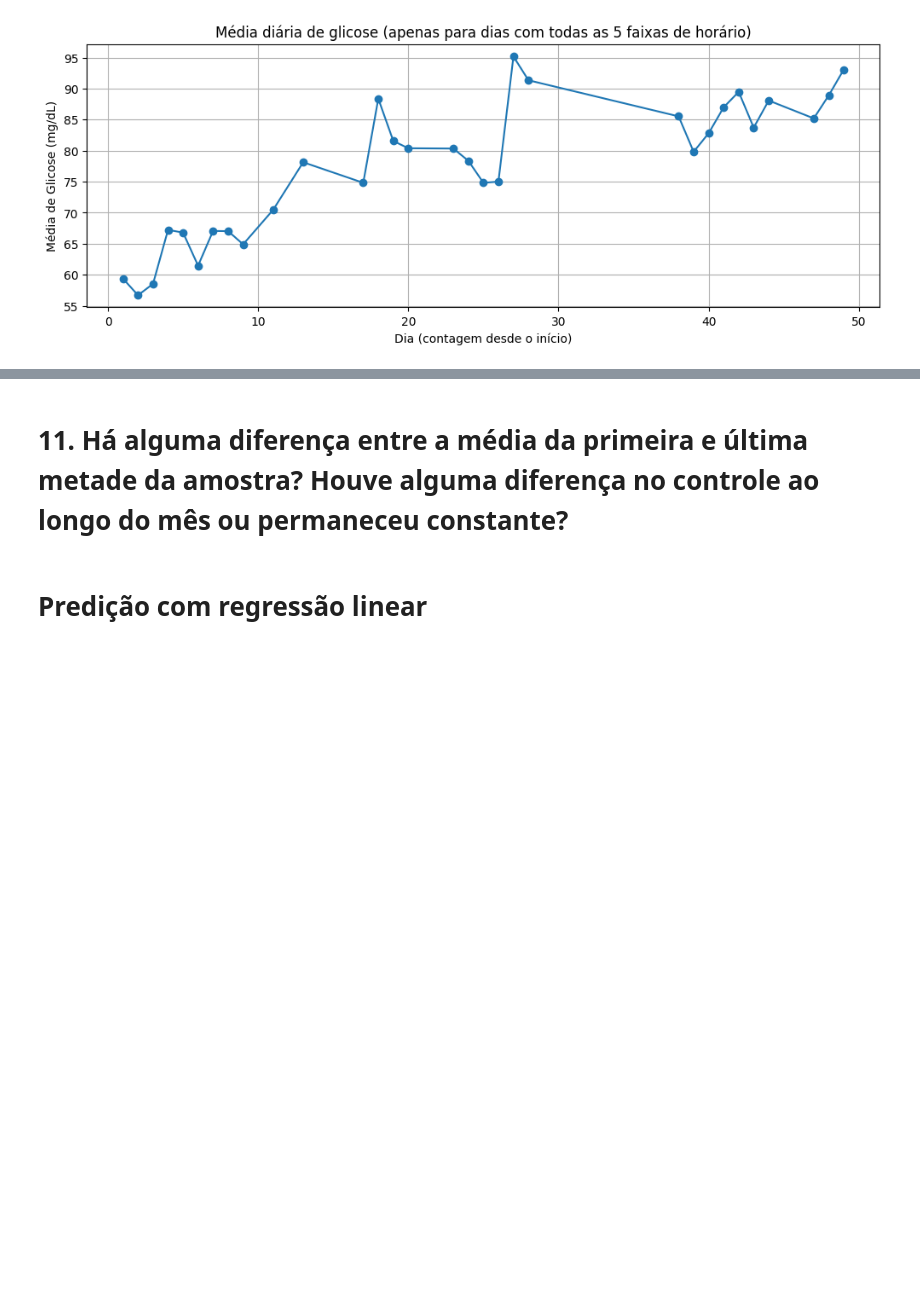
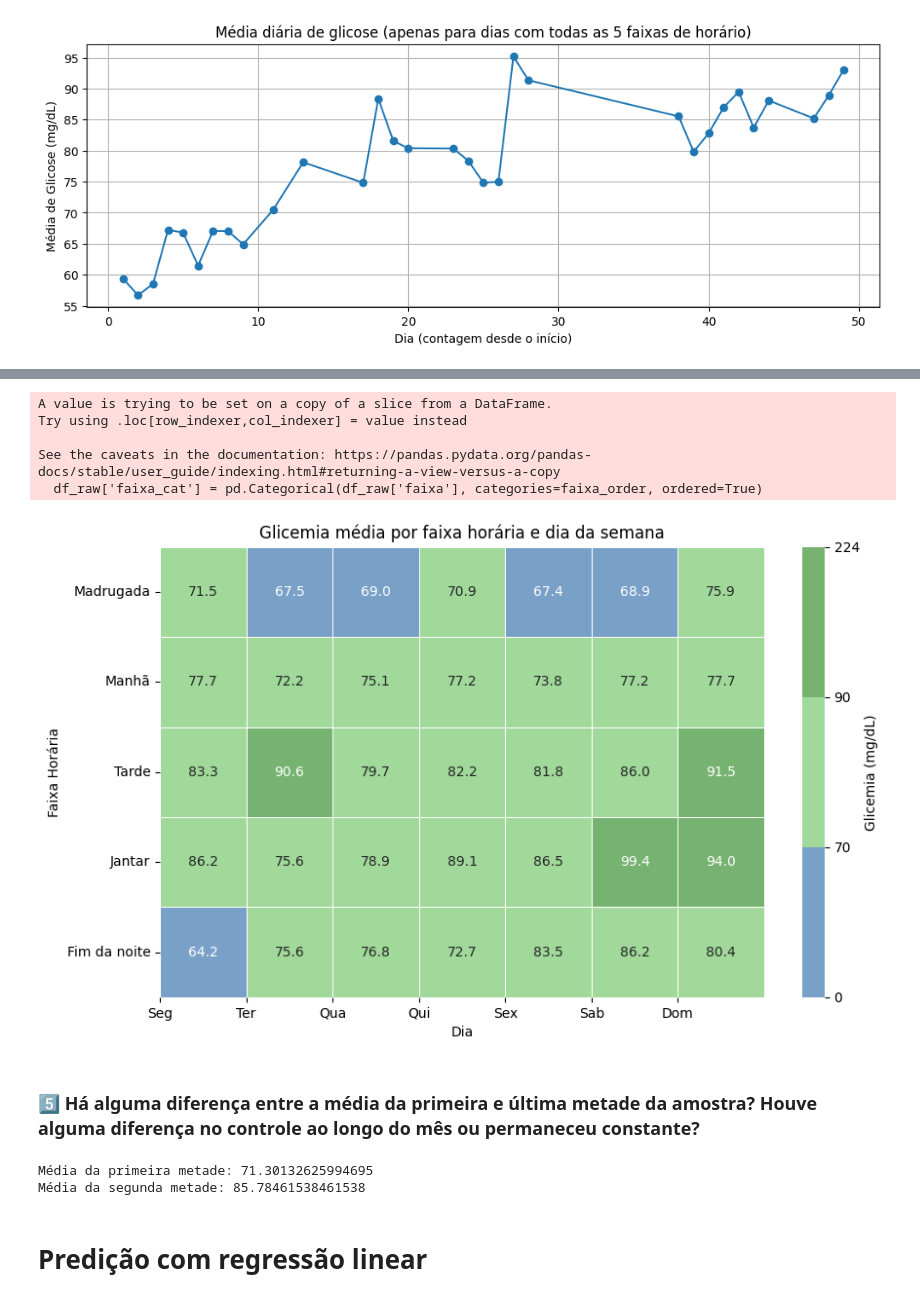
Before and after one commit to teco-insights/continuous-glucose-monitoring, a Jupyter notebook: continuous_glucose_monitoring.ipynb, the cells around one changed output, grey strips where cells are left out. Cells and saved outputs as stored; diff of their text form; code cells hidden in the pictures; blank space fills up the shorter version.

```diff
--- a/continuous_glucose_monitoring.ipynb
+++ b/continuous_glucose_monitoring.ipynb
@@ -575,5 +601,79 @@ print('Média geral:', media_global, media_check)
+# %%
+import pandas as pd
+import seaborn as sns
+import matplotlib.pyplot as plt
+from matplotlib.colors import ListedColormap, BoundaryNorm
+
+# Mapeando as faixas do dia como categorias ordenadas
+faixa_order = ['Madrugada', 'Manhã', 'Tarde', 'Jantar', 'Fim da noite']
+df_raw['faixa_cat'] = pd.Categorical(df_raw['faixa'], categories=faixa_order, ordered=True)
+
+# Pivot table: faixas x dias da semana
+tabela = df_raw.pivot_table(
+    index='faixa_cat',
+    columns='weekday_num',
+    values='value',
+    aggfunc='mean'
+)
+
+# Garantindo todas as faixas
+tabela = tabela.reindex(faixa_order)
+
+# Definindo cores e limites
+glucose_range = [0, 70, 90, df_raw['value'].max() + 1]  # 3 intervalos → 3 cores
+colors = ["#79A0C7", '#A1D99B', "#77B370"]  # lilás, azul, verde
+cmap = ListedColormap(colors)
+norm = BoundaryNorm(glucose_range, ncolors=len(colors))
+
+# Dias da semana em inglês
+weekday_labels = ['Seg', 'Ter', 'Qua', 'Qui', 'Sex', 'Sab', 'Dom']
+
+# Plotando!!
+plt.figure(figsize=(10, 6))
+sns.heatmap(
+    tabela,
+    annot=True,
+    fmt=".1f",
+    cmap=cmap,
+    norm=norm,
+    cbar_kws={'label': 'Glicemia (mg/dL)'},
+    linecolor='white',
+    linewidths=0.5
+)
+
+# Centralizando os labels do eixo X
+plt.xticks(ticks=range(7), labels=weekday_labels, ha='center')
+plt.yticks(rotation=0)
+plt.title("Glicemia média por faixa horária e dia da semana")
+plt.ylabel("Faixa Horária")
+plt.xlabel("Dia")
+plt.show()
+# %% [output]
+A value is trying to be set on a copy of a slice from a DataFrame.
+Try using .loc[row_indexer,col_indexer] = value instead
+
+See the caveats in the documentation: https://pandas.pydata.org/pandas-docs/stable/user_guide/indexing.html#returning-a-view-versus-a-copy
+  df_raw['faixa_cat'] = pd.Categorical(df_raw['faixa'], categories=faixa_order, ordered=True)
+[figure, added]
 # %% [markdown]
-# 11. Há alguma diferença entre a média da primeira e última metade da amostra? Houve alguma diferença no controle ao longo do mês ou permaneceu constante?
+### 5️⃣ Há alguma diferença entre a média da primeira e última metade da amostra? Houve alguma diferença no controle ao longo do mês ou permaneceu constante?
+# %%
+# Número total de medições
+n = len(df_raw)
+
+# Dividindo em duas metades
+primeira_meta = df_raw['value'][:n//2]  # da primeira até a metade
+segunda_meta = df_raw['value'][n//2:]   # da metade até o final
+
+# Calculando médias
+media_primeira = primeira_meta.mean()
+media_segunda = segunda_meta.mean()
+
+print("Média da primeira metade:", media_primeira)
+print("Média da segunda metade:", media_segunda)
+# %% [output]
+Média da primeira metade: 71.30132625994695
+Média da segunda metade: 85.78461538461538
 # %%
 # 12. Número e duração média dos episódios de hipoglicemia e hiperglicemia
 # 13. Velocidade média de subida e queda da glicemia
```
Also changed, not shown: parts of 27 cells of this notebook.
